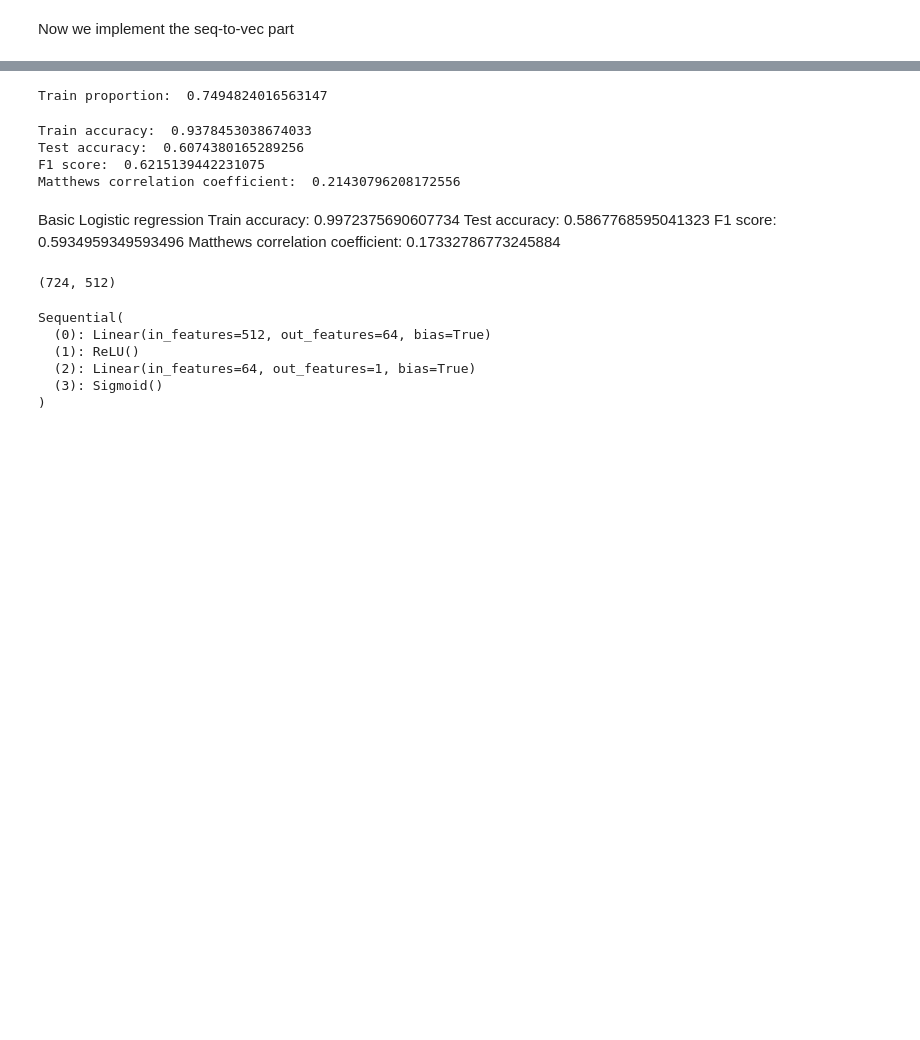
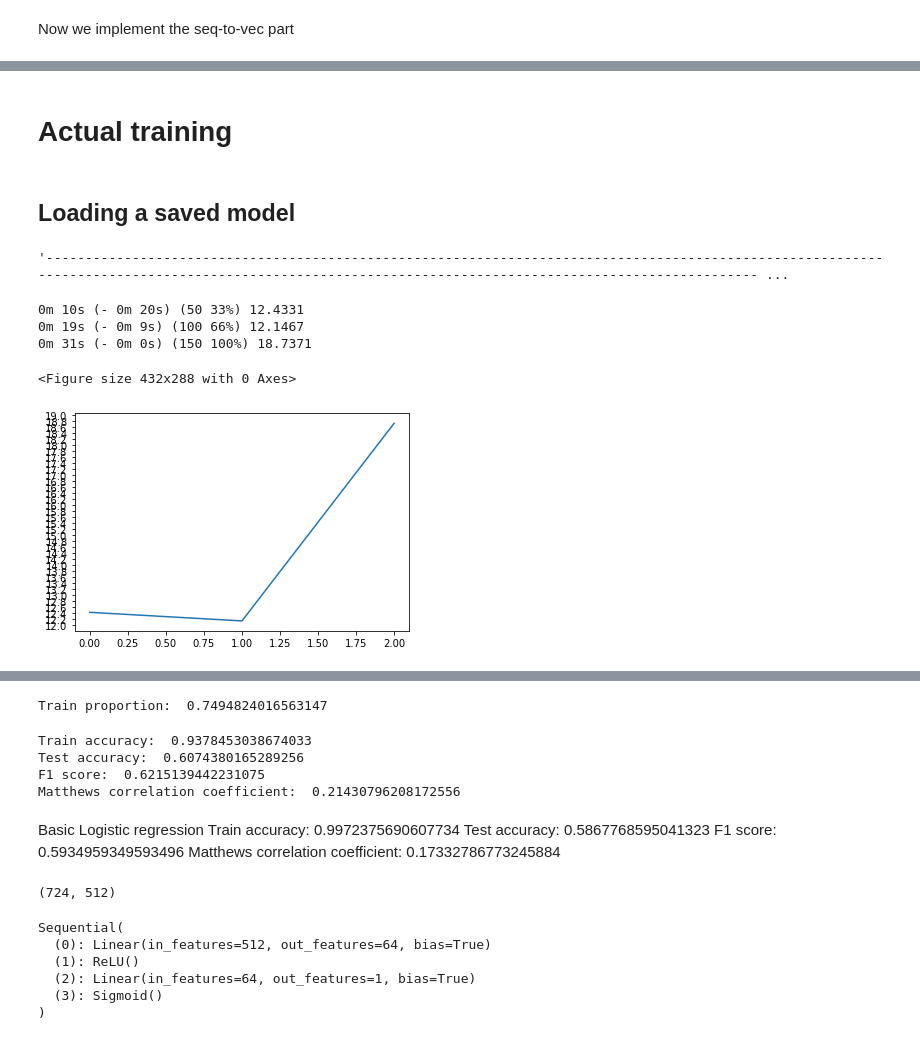
Before and after one commit to ddhackiisc/code, a Jupyter notebook: smiles-pipeline/VAE Experimentation.ipynb, the cells around one changed output, grey strips where cells are left out. Saved outputs shown, nothing was run; the diff lists cells and outputs as text; code cells hidden in the pictures; blank space fills up the shorter version.

Commit message:
built smiles to vector to smiles encoding decoding architecture

```diff
--- a/smiles-pipeline/VAE Experimentation.ipynb
+++ b/smiles-pipeline/VAE Experimentation.ipynb
@@ -148,7 +158,7 @@ Now we implement the seq-to-vec part
 # %%
 class EncoderRNN(nn.Module):
     """what is
-    input size
+    input size - number of different characters that can be in a smiles string
     hidden size
     """
     def __init__(self, input_size, hidden_size):
@@ -170,6 +180,7 @@ class EncoderRNN(nn.Module):
         return torch.zeros(1, 1, self.hidden_size, device=device)
 # %%
 class DecoderRNN(nn.Module):
+    """output size: number of chars in canonical smiles language"""
     def __init__(self, hidden_size, output_size):
         super(DecoderRNN, self).__init__()
         self.hidden_size = hidden_size
@@ -667,0 +315,17 @@ print("=== Model was saved as " + modelimagefile)
+# %%
+import time
+import math
+
+
+def asMinutes(s):
+    m = math.floor(s / 60)
+    s -= m * 60
+    return '%dm %ds' % (m, s)
+
+
+def timeSince(since, percent):
+    now = time.time()
+    s = now - since
+    es = s / (percent)
+    rs = es - s
+    return '%s (- %s)' % (asMinutes(s), asMinutes(rs))
@@ -667,0 +437,38 @@ print("=== Model was saved as " + modelimagefile)
+# %% [markdown]
+# Actual training
+# %% [markdown]
+## Loading a saved model
+# %%
+hidden_size = 256
+
+from pathlib import Path
+savedencoderfile = "SMILESencoder.pt"
+saveddecoderfile = "SMILESdecoder.pt"
+if Path(savedencoderfile).is_file():
+    # file exists
+    encoder1.load_state_dict(torch.load(savedencoderfile))
+    #model.eval() wtf is this
+    print("=== Encoder was loaded from " + savedencoderfile)
+else:
+    encoder1 = EncoderRNN(input_lang.n_chars, hidden_size).to(device)
+
+
+if Path(saveddecoderfile).is_file():
+    # file exists
+    decoder1.load_state_dict(torch.load(saveddecoderfile))
+    #model.eval() wtf is this
+    print("=== Decoder was loaded from " + saveddecoderfile)
+else:
+    decoder1 = DecoderRNN(hidden_size, output_lang.n_chars).to(device)
+# %%
+evaluate(encoder1, decoder1, 'CCCOC')
+# %% [output]
+'------------------------------------------------------------------------------------------------------------------------------------------------------------------------------------------------------- ...
+# %%
+trainIters(encoder1, decoder1, 150, print_every=50)
+# %% [output]
+0m 10s (- 0m 20s) (50 33%) 12.4331
+0m 19s (- 0m 9s) (100 66%) 12.1467
+0m 31s (- 0m 0s) (150 100%) 18.7371
+<Figure size 432x288 with 0 Axes>
+[figure, added]
```
Also changed, not shown: parts of 25 cells of this notebook, 2 other files.
